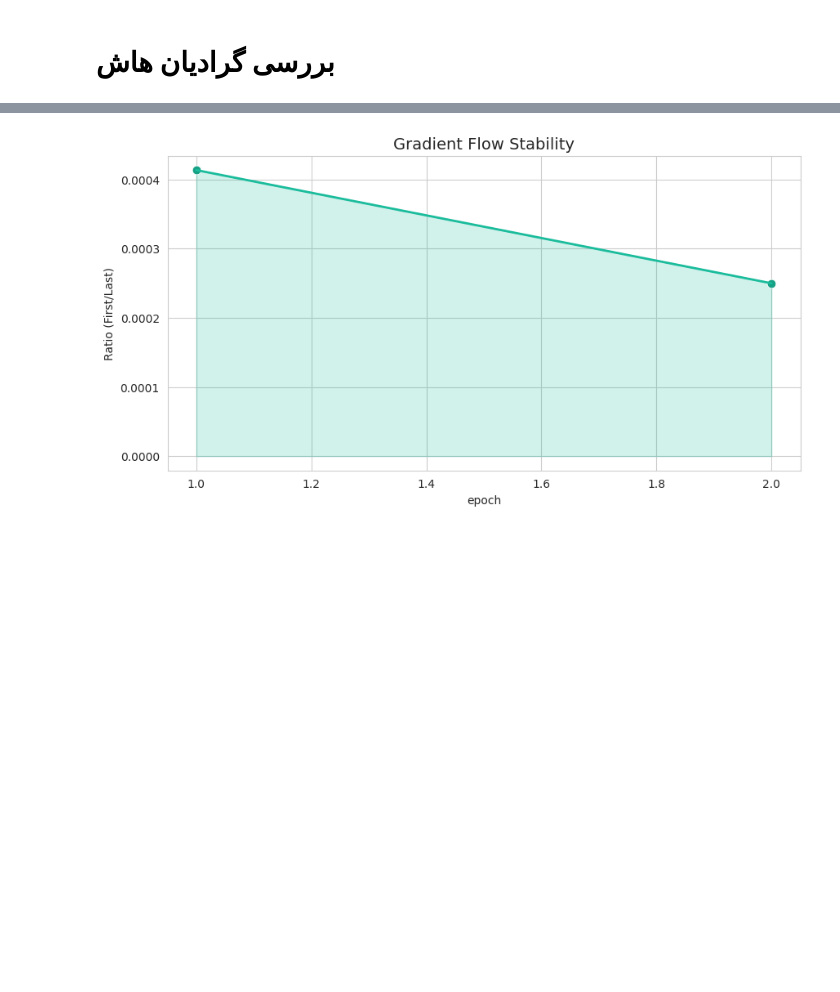
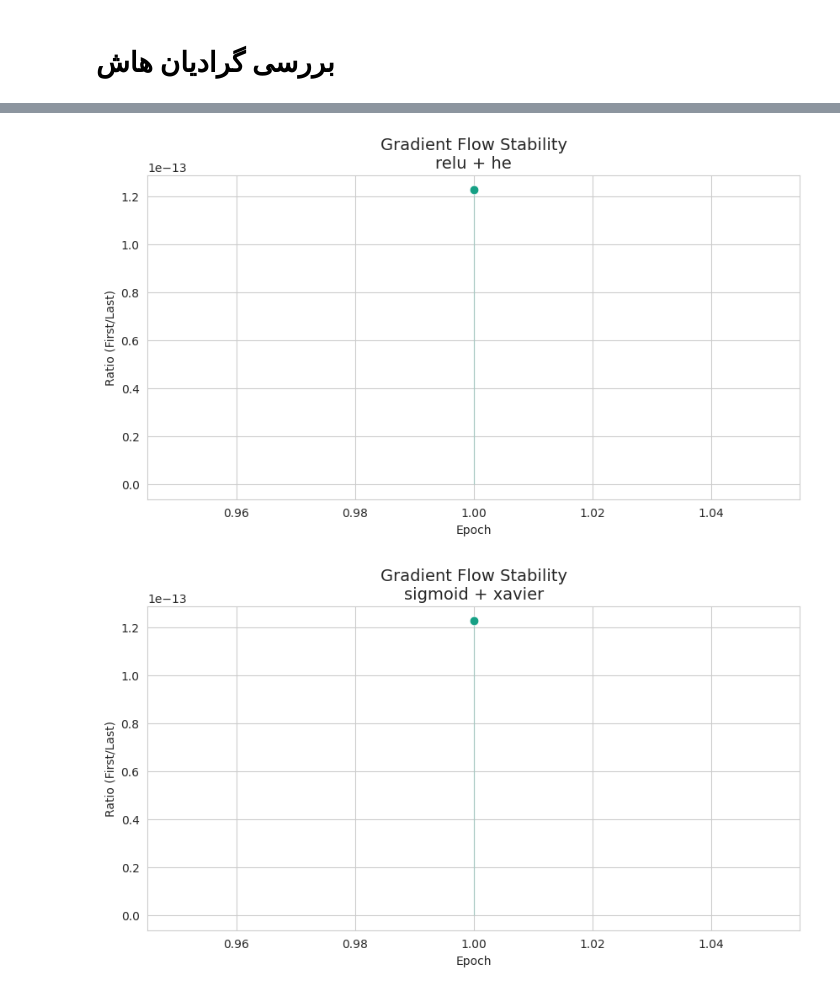
Before and after one commit to MLWorks1/gama, a Jupyter notebook: abolfazlchanbary.ipynb, the cells around one changed output, grey strips where cells are left out. Cells and saved outputs as stored; diff of their text form; code cells hidden in the pictures; blank space fills up the shorter version.

```diff
--- a/abolfazlchanbary.ipynb
+++ b/abolfazlchanbary.ipynb
@@ -954,0 +922,19 @@ Index(['epoch', 'first_mean', 'last_mean', 'first_l2', 'last_l2',
+# %%
+import matplotlib.pyplot as plt
+import seaborn as sns
+import pandas as pd
+
+for res in results:
+    logger = res['logger']
+    grad_df = pd.DataFrame(logger.stats)
+
+    plt.figure(figsize=(10,6))
+    sns.lineplot(data=grad_df, x="epoch", y="first_mean", label="First Layer Mean", marker="o")
+    sns.lineplot(data=grad_df, x="epoch", y="last_mean", label="Last Layer Mean", marker="o")
+
+    plt.title(f"Mean Gradient (First vs Last Layer)\n{res['activation']} + {res['init']}")
+    plt.xlabel("Epoch")
+    plt.ylabel("Mean Gradient")
+    plt.legend()
+    plt.grid(True)
+    plt.show()
@@ -955,20 +944,31 @@ Index(['epoch', 'first_mean', 'last_mean', 'first_l2', 'last_l2',
 # %%
-plt.figure(figsize=(10, 5))
+import matplotlib.pyplot as plt
+import seaborn as sns
+import pandas as pd
 
-# رسم خط
-sns.lineplot(data=grad_df, x="epoch", y="vanishing_ratio", color="#1ABC9C", linewidth=2)
+for res in results:
+    logger = res['logger']
+    grad_df = pd.DataFrame(logger.stats)
 
-# پر کردن زیر نمودار برای جذابیت بصری و درک بهتر حجم
-plt.fill_between(grad_df["epoch"], grad_df["vanishing_ratio"], color="#1ABC9C", alpha=0.2)
+    plt.figure(figsize=(10, 5))
 
-# اضافه کردن نقاط به صورت جداگانه برای کنترل بیشتر
-sns.scatterplot(data=grad_df, x="epoch", y="vanishing_ratio", color="#16A085", s=60)
+    # رسم خط
+    sns.lineplot(data=grad_df, x="epoch", y="vanishing_ratio", color="#1ABC9C", linewidth=2)
 
-plt.title("Gradient Flow Stability", fontsize=14)
-plt.ylabel("Ratio (First/Last)")
-plt.show()
+    # پر کردن زیر نمودار
+    plt.fill_between(grad_df["epoch"], grad_df["vanishing_ratio"], color="#1ABC9C", alpha=0.2)
+
+    # اضافه کردن نقاط
+    sns.scatterplot(data=grad_df, x="epoch", y="vanishing_ratio", color="#16A085", s=60)
+
+    plt.title(f"Gradient Flow Stability\n{res['activation']} + {res['init']}", fontsize=14)
+    plt.ylabel("Ratio (First/Last)")
+    plt.xlabel("Epoch")
+    plt.grid(True)
+    plt.show()
 # %% [output]
-[figure, old version]
+[figure, new version]
+[figure, added]
 # %%
 import pandas as pd
 import seaborn as sns
```
Also changed, not shown: parts of 20 cells of this notebook.
